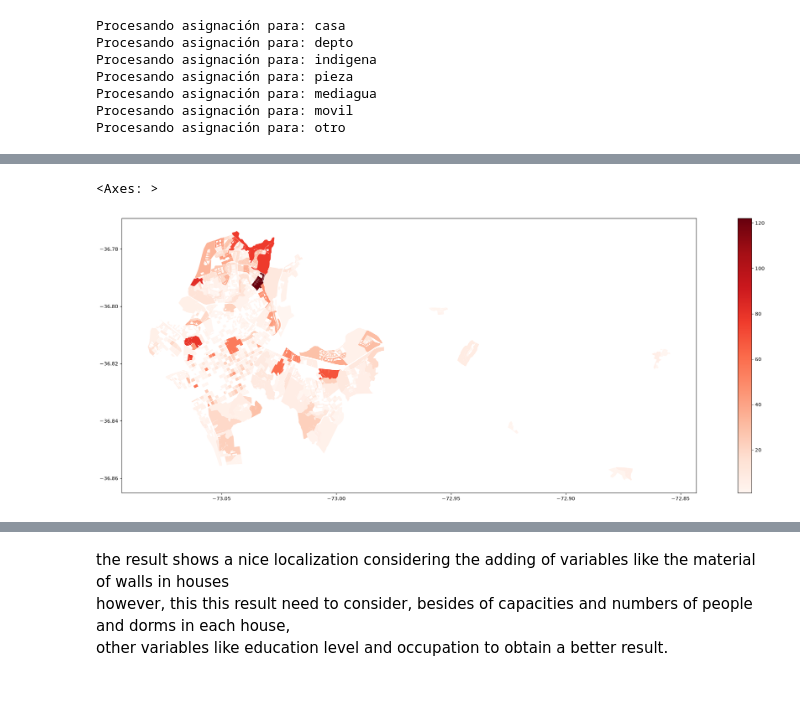
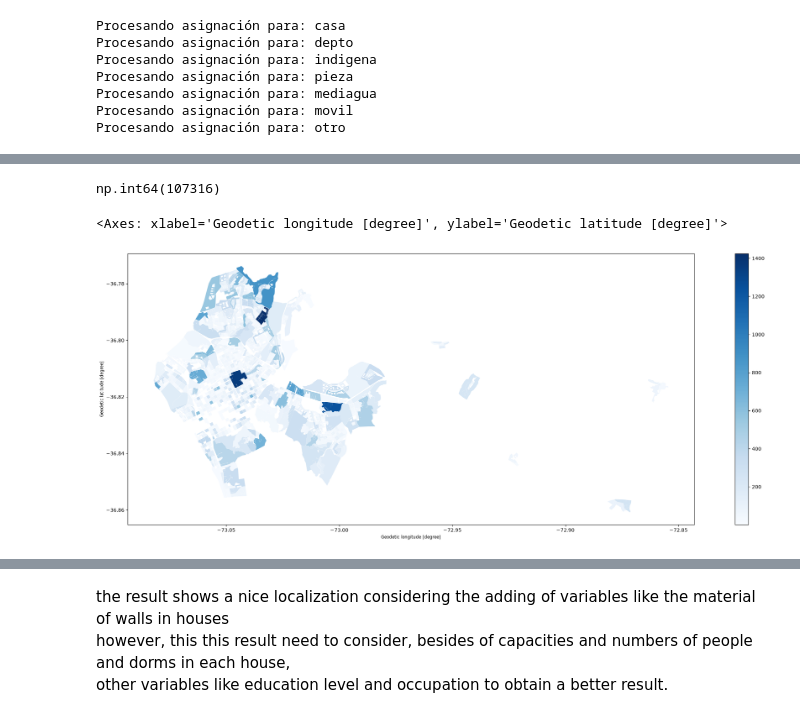
Before and after one commit to zetaso/census-localization, a Jupyter notebook: main.ipynb, the cells around one changed output, grey strips where cells are left out. Drawn from its saved outputs; the diff is of its cells as text; code cells hidden in the pictures; blank space fills up the shorter version.

```diff
--- a/main.ipynb
+++ b/main.ipynb
@@ -236,14 +208,14 @@ houses_df
 # %%
-blocks_df = blocks_df[blocks_df.n_per > 0]
+blocks_gdf = blocks_gdf[blocks_gdf.n_per > 0]
 
 for att in per_att_df.name:
     houses_df[f"{att}_prop"] = houses_df[att] / houses_df["n_per"]
-    blocks_df[f"{att}_prop"] = blocks_df[att] / blocks_df["n_per"]
+    blocks_gdf[f"{att}_prop"] = blocks_gdf[att] / blocks_gdf["n_per"]
 
-for att in viv_att_df.name:
-    houses_df[f"{att}_prop"] = houses_df[att] / houses_df["n_vp"]
-    blocks_df[f"{att}_prop"] = blocks_df[att] / blocks_df["n_vp"]
+# for att in viv_att_df.name:
+#     houses_df[f"{att}_prop"] = houses_df[att] / houses_df["n_vp"]
+#     blocks_gdf[f"{att}_prop"] = blocks_gdf[att] / blocks_gdf["n_vp"]
 
 houses_df
-blocks_df
+blocks_gdf
 # %% [output]
@@ -282,4 +236,0 @@ def distancia(v, m):
-# %%
-i = 0
-
-distancia(houses_df.iloc[i], blocks_df.iloc[i])
@@ -451,0 +463,3 @@ Procesando asignación para: otro
+# %%
+target_blocks_gdf = blocks_gdf.set_index("MANZENT")[att_df.name]
+target_blocks_gdf
@@ -531,7 +554,12 @@ blocks_gdf.plot(figsize=(30,10), column="n_ciuo_1", cmap="Reds", legend=True)
 # %%
+prop = "sexo"
+value = 1
+title = "n_hombres"
+
 tmp = per_df.merge(houses_df[["id_vivienda", "MANZENT"]], "left", "id_vivienda")
-tmp = tmp[["cod_ciuo", "MANZENT"]]
-tmp = tmp[tmp.cod_ciuo == 1]
-tmp = tmp.groupby("MANZENT").sum().reset_index()
+# tmp = tmp[[prop, "MANZENT"]]
+# tmp = tmp[tmp[prop] == value]
+# tmp = tmp.groupby("MANZENT").sum().reset_index()
+# tmp.rename(columns={prop: title}, inplace=True)
 tmp
 # %% [output]
@@ -551,5 +579,10 @@ tmp
+# %%
+tmp[title].sum()
+blocks_gdf[title].sum()
+# %% [output]
+np.int64(107316)
 # %%
-infered_blocks_gdf.merge(tmp[["cod_ciuo", "MANZENT"]], "left", on="MANZENT").plot(figsize=(30,10), column="cod_ciuo", cmap="Reds", legend=True)
+infered_blocks_gdf.merge(tmp[[title, "MANZENT"]], "left", on="MANZENT").plot(figsize=(30,10), column=title, cmap="Blues", legend=True)
 # %% [output]
-<Axes: >
+<Axes: xlabel='Geodetic longitude [degree]', ylabel='Geodetic latitude [degree]'>
-[figure, old version]
+[figure, new version]
```
Also changed, not shown: parts of 41 cells of this notebook, 3 other files.
